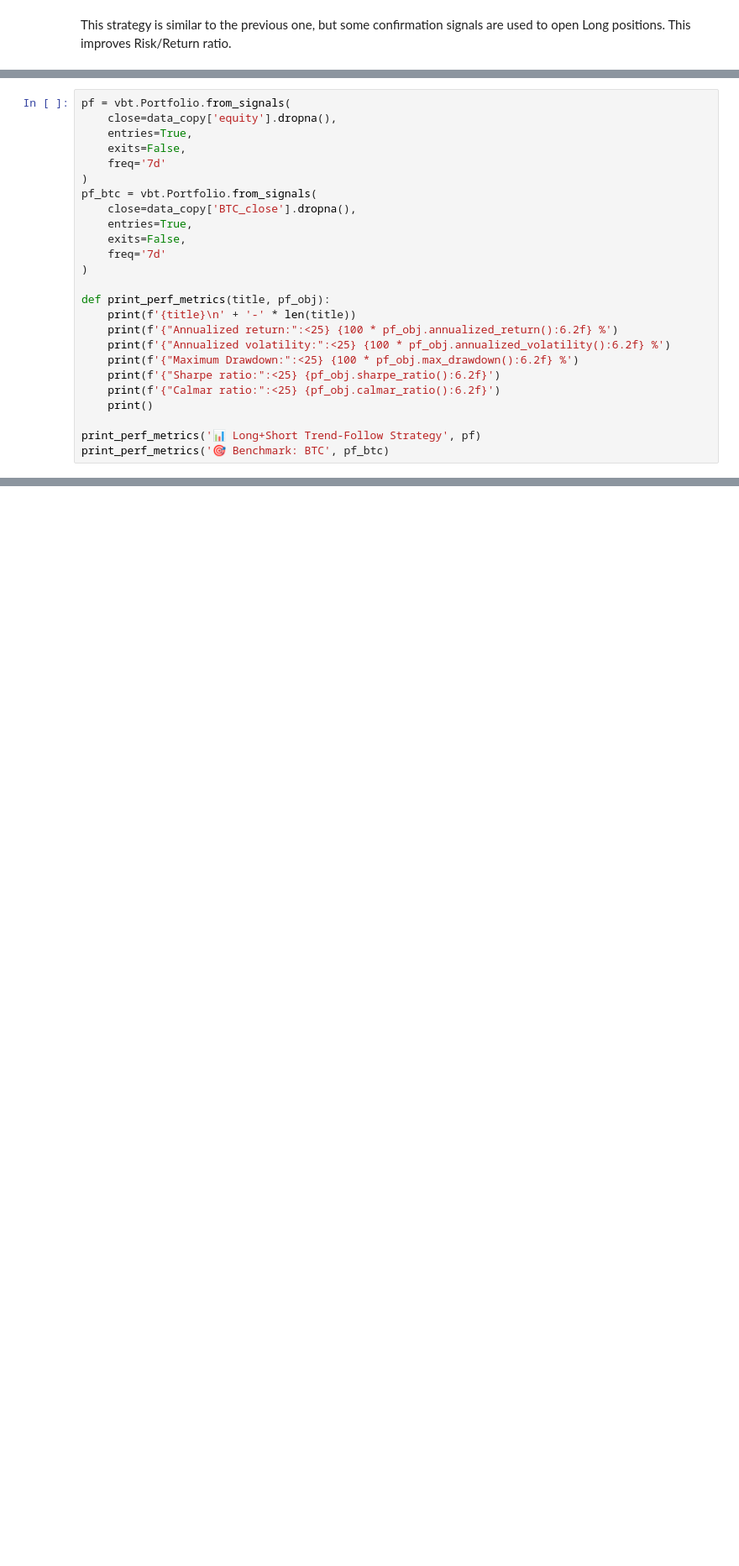
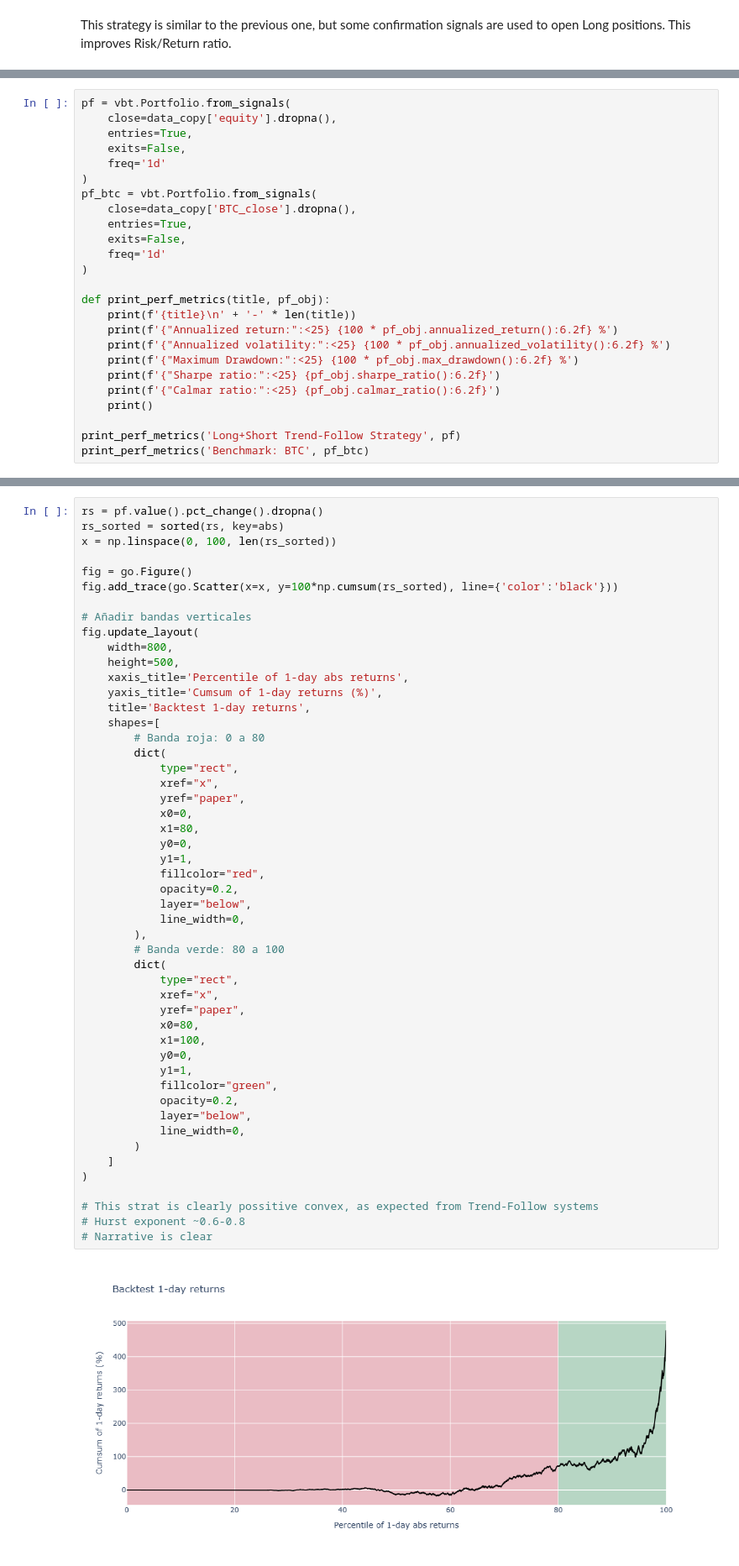
Before and after one commit to nicolasdd1996/crypto-trend-follow, a Jupyter notebook: notebooks/crypto_trend.ipynb, the cells around one changed output, grey strips where cells are left out. Shown at 84% size. Drawn from its saved outputs; the diff is of its cells as text; blank space fills up the shorter version.

```diff
--- a/notebooks/crypto_trend.ipynb
+++ b/notebooks/crypto_trend.ipynb
@@ -768,13 +810,13 @@ pf = vbt.Portfolio.from_signals(
     close=data_copy['equity'].dropna(),
     entries=True,
     exits=False,
-    freq='7d'
+    freq='1d'
 )
 pf_btc = vbt.Portfolio.from_signals(
     close=data_copy['BTC_close'].dropna(),
     entries=True,
     exits=False,
-    freq='7d'
+    freq='1d'
 )
 
 def print_perf_metrics(title, pf_obj):
@@ -786,6 +828,6 @@ def print_perf_metrics(title, pf_obj):
     print(f'{"Calmar ratio:":<25} {pf_obj.calmar_ratio():6.2f}')
     print()
 
-print_perf_metrics('📊 Long+Short Trend-Follow Strategy', pf)
-print_perf_metrics('🎯 Benchmark: BTC', pf_btc)
+print_perf_metrics('Long+Short Trend-Follow Strategy', pf)
+print_perf_metrics('Benchmark: BTC', pf_btc)
 # %% [output]
@@ -806,0 +849,52 @@ Calmar ratio:               0.59
+# %%
+rs = pf.value().pct_change().dropna()
+rs_sorted = sorted(rs, key=abs)
+x = np.linspace(0, 100, len(rs_sorted))
+
+fig = go.Figure()
+fig.add_trace(go.Scatter(x=x, y=100*np.cumsum(rs_sorted), line={'color':'black'}))
+
+# Añadir bandas verticales
+fig.update_layout(
+    width=800,
+    height=500,
+    xaxis_title='Percentile of 1-day abs returns',
+    yaxis_title='Cumsum of 1-day returns (%)',
+    title='Backtest 1-day returns',
+    shapes=[
+        # Banda roja: 0 a 80
+        dict(
+            type="rect",
+            xref="x",
+            yref="paper",
+            x0=0,
+            x1=80,
+            y0=0,
+            y1=1,
+            fillcolor="red",
+            opacity=0.2,
+            layer="below",
+            line_width=0,
+        ),
+        # Banda verde: 80 a 100
+        dict(
+            type="rect",
+            xref="x",
+            yref="paper",
+            x0=80,
+            x1=100,
+            y0=0,
+            y1=1,
+            fillcolor="green",
+            opacity=0.2,
+            layer="below",
+            line_width=0,
+        )
+    ]
+)
+
+# This strat is clearly possitive convex, as expected from Trend-Follow systems
+# Hurst exponent ~0.6-0.8
+# Narrative is clear
+# %% [output]
+[figure, added]
```
Also changed, not shown: parts of 7 cells of this notebook.
